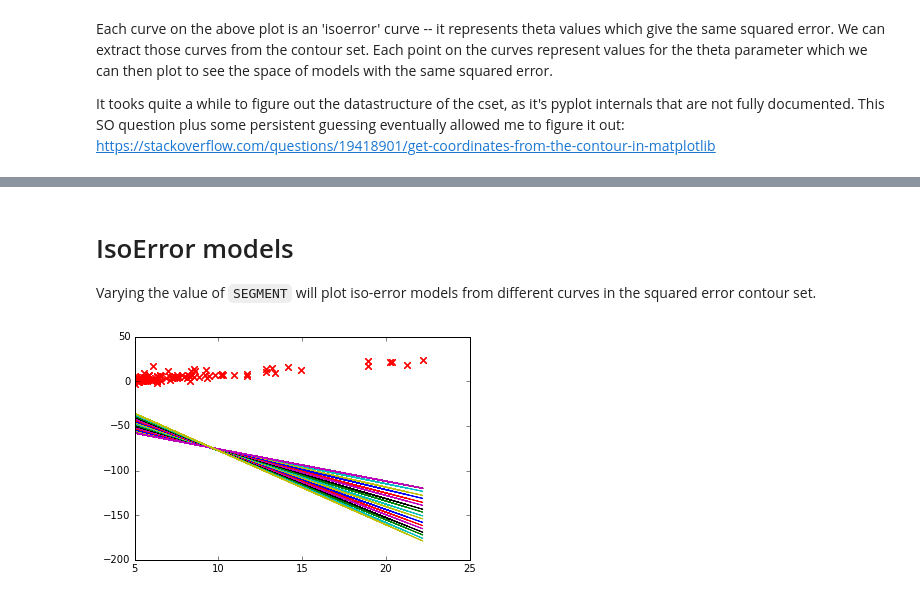
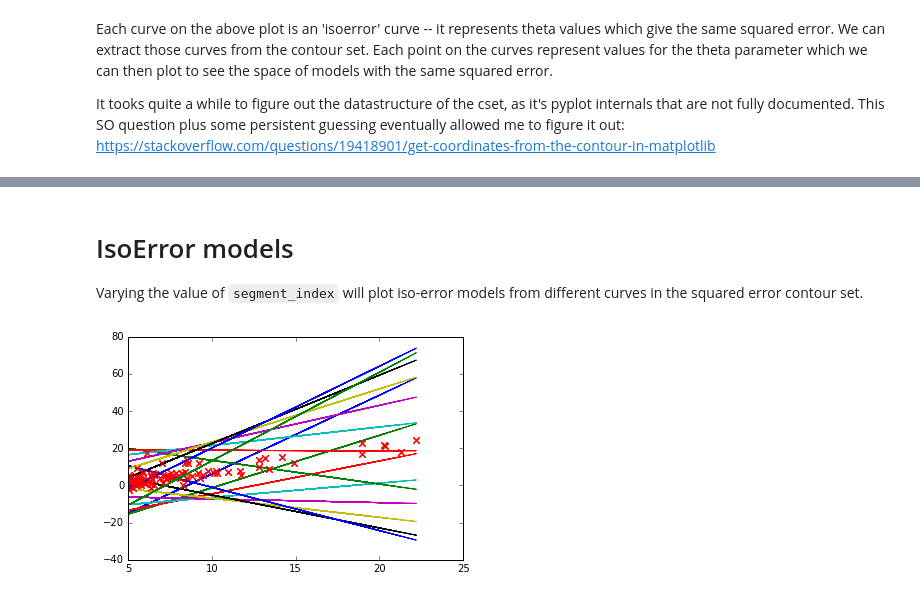
Before and after one commit to liavkoren/ng-redux, a Jupyter notebook: ex1/Linear regression.ipynb, the cells around one changed output, grey strips where cells are left out. Drawn from its saved outputs; the diff is of its cells as text; code cells hidden in the pictures.

Commit message:
Adds more error surface exploration, feature scaling and normalization section.

```diff
--- a/ex1/Linear regression.ipynb
+++ b/ex1/Linear regression.ipynb
@@ -82,11 +79,33 @@ for zero_index, theta0 in enumerate(zero_steps):
 # %% [markdown]
 # The square-error surface of our linear model:
+# %%
+# We do a grid-scan with to compute the cost values, which will be used to graph parabolic the error surface.
+
+GridParams = namedtuple('GridParams', 't0_values t1_values j_values')
+def error_surface(X, y, grid_size=100, t0_min=-40, to_max=40, t1_min=-8.5, t1_max=11.5):
+    grid_size = 100
+    theta = np.zeros((2, 1))
+    theta0_vals = np.zeros((grid_size, grid_size))
+    theta1_vals = np.zeros((grid_size, grid_size))
+    J_vals = np.zeros((grid_size, grid_size))
+    zero_steps = np.linspace(-40, 40, grid_size)
+    one_steps = np.linspace(-8.5, 11.5, grid_size)
+
+    for zero_index, theta0 in enumerate(zero_steps):
+        for one_index, theta1 in enumerate(one_steps):
+            theta[0, 0] = theta0
+            theta[1, 0] = theta1
+            theta0_vals[zero_index, one_index] = theta0
+            theta1_vals[zero_index, one_index] = theta1
+            J_vals[zero_index, one_index] = cost(theta, X, y)
+    return GridParams(theta0_vals, theta1_vals, J_vals)
 # %%
 from mpl_toolkits.mplot3d import axes3d
 
 fig = plt.figure()
 ax = fig.add_subplot(111, projection='3d')
-ax.plot_wireframe(theta0_vals, theta1_vals, J_vals, rstride=5, cstride=5)
+errors = error_surface(X, y)
+ax.plot_wireframe(errors.t0_values, errors.t1_values, errors.j_values, rstride=5, cstride=5)
 plt.show()
 
 # It seems like ipython can only either display inline figures or
@@ -101,7 +120,11 @@ from matplotlib import cm
 
 fig = plt.figure()
 ax = fig.add_subplot(111, projection='3d')
-cset = ax.contour(theta0_vals, theta1_vals, J_vals, 5, cmap=cm.coolwarm)
+number_contours = 100
+cset = ax.contour(errors.t0_values, errors.t1_values, errors.j_values, number_contours, cmap=cm.coolwarm)
 ax.clabel(cset, fontsize=9, inline=1)
 plt.show()
+
+# Note: This graph is particularly cool in interactive mode, comment out the `inline` directive at the head of
+# the file and restart the kernal to see.
 # %% [output]
@@ -137,17 +160,14 @@ for segment in cset.allsegs:
 # %% [markdown]
 # IsoError models
 
-Varying the value of `SEGMENT` will plot iso-error models from different curves in the squared error contour set.
+Varying the value of `segment_index` will plot iso-error models from different curves in the squared error contour set.
 # %%
-SEGMENT = 1
-segment_one = cset.allsegs[SEGMENT][0]
-for index in range(0, len(segment_one), 5):
-    t1 = segment_one[0].reshape(2, 1)
-    t2 = segment_one[index].reshape(2, 1)
-
-    error_model = lambda x, theta: x.dot(theta)  # theta: 2 x 1,
+segment_index = 0
+segment = cset.allsegs[segment_index][0]
+for index in range(0, len(segment), 15):
+    theta = segment[index].reshape(2, 1)
+    error_model = lambda x, theta: x.dot(theta)
     plt.plot(X[:, 1], y, 'rx')
-    plt.plot(X[:, 1], error_model(X, t1))
-    plt.plot(X[:, 1], error_model(X, t2))
+    plt.plot(X[:, 1], error_model(X, theta))
 # %% [output]
-[figure, old version]
+[figure, new version]
```
Also changed, not shown: parts of 16 cells of this notebook, 1 other file.
